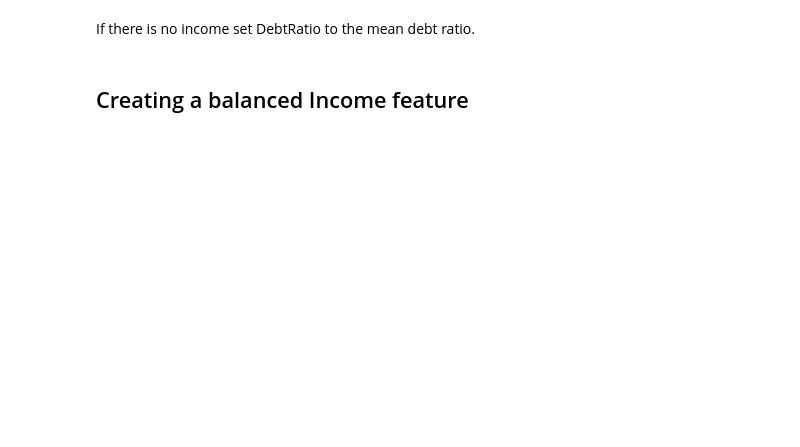
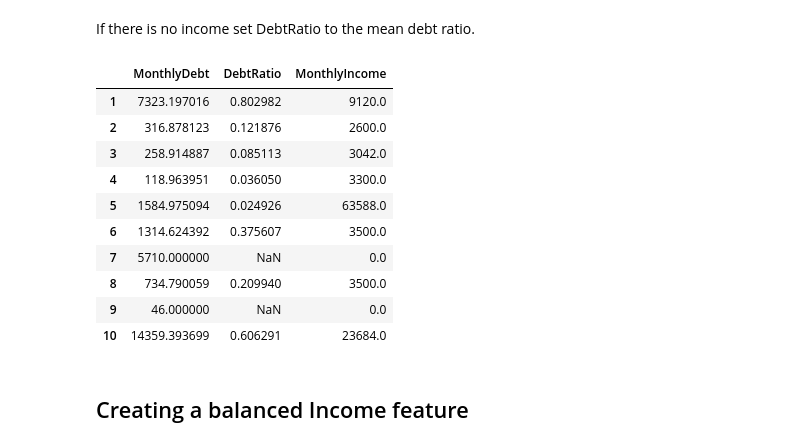
Before and after one commit to guitoo/ML-notebooks, a Jupyter notebook: GiveMeSomeCredit/features.ipynb, the cells around one changed output. Saved outputs shown, nothing was run; the diff lists cells and outputs as text; code cells hidden in the pictures; blank space fills up the shorter version.

```diff
--- a/GiveMeSomeCredit/features.ipynb
+++ b/GiveMeSomeCredit/features.ipynb
@@ -132,8 +87,0 @@ NameError: name 'debt_ratio_fill' is not defined
-# %%
-mode_debt_ratio=train80['DebtRatio'].mode
-
-for df in data_sets:
-    df.loc[:,'DebtRatio'].fillna(mode_debt_ratio, inplace=True)
-
-data_sets[0].head(20)
-mode_debt_ratio
@@ -161,3 +116,22 @@ data_sets[0][['MonthlyDebt','DebtRatio','MonthlyIncome']].head(10)
+# %%
+args = {'debt_ratio_fill_value':None}
+for df in data_sets:
+    monthly_debt(df, **args)
+
+project_data['processing'].append({'function': 'monthly_debt', 'arguments': args})
+data_sets[0][['MonthlyDebt','DebtRatio','MonthlyIncome']].head(10)
+# %% [output]
+|  | MonthlyDebt | DebtRatio | MonthlyIncome |
+| 1 | 7323.197016 | 0.802982 | 9120.0 |
+| 2 | 316.878123 | 0.121876 | 2600.0 |
+| 3 | 258.914887 | 0.085113 | 3042.0 |
+| 4 | 118.963951 | 0.036050 | 3300.0 |
+| 5 | 1584.975094 | 0.024926 | 63588.0 |
+| 6 | 1314.624392 | 0.375607 | 3500.0 |
+| 7 | 5710.000000 | NaN | 0.0 |
+| 8 | 734.790059 | 0.209940 | 3500.0 |
+| 9 | 46.000000 | NaN | 0.0 |
+| 10 | 14359.393699 | 0.606291 | 23684.0 |
 # %% [markdown]
 ## Creating a balanced Income feature
 # %%
```
Also changed, not shown: parts of 23 cells of this notebook, 2 other files.
